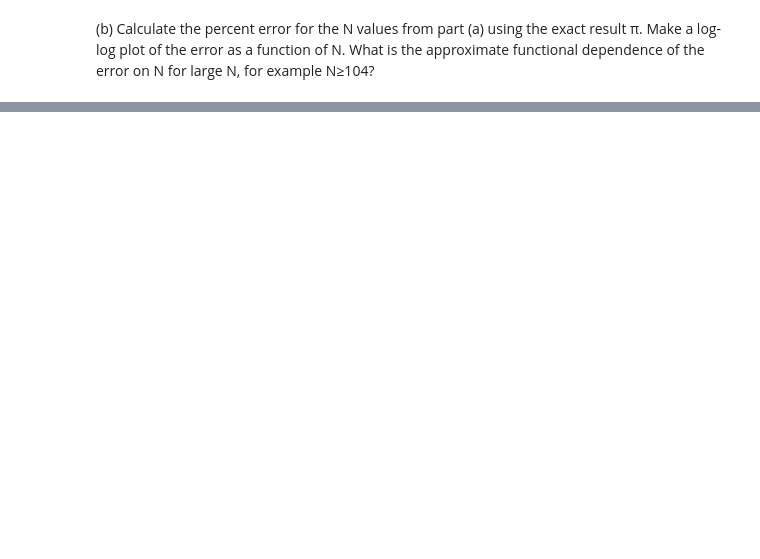
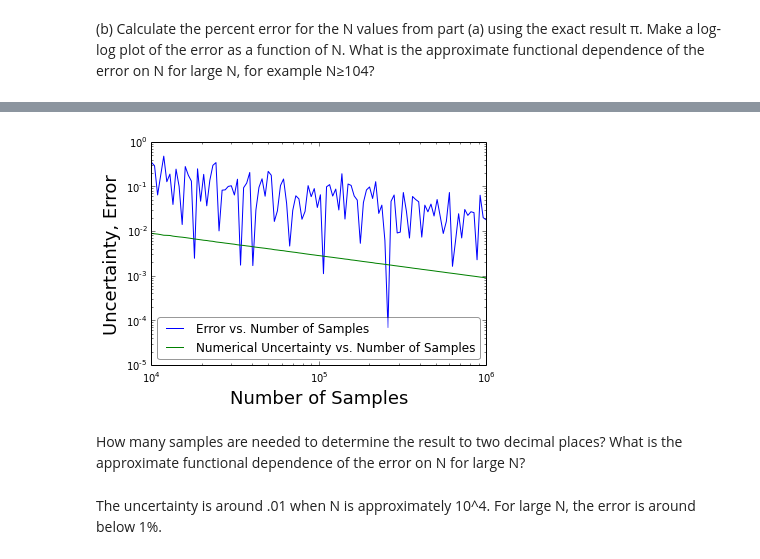
Before and after one commit to dclove202/PHYS202-S14, a Jupyter notebook: SciPy/MCIntegrationExercises.ipynb, the cells around one changed output, grey strips where cells are left out. Saved outputs shown, nothing was run; the diff lists cells and outputs as text; code cells hidden in the pictures; blank space fills up the shorter version.

```diff
--- a/SciPy/MCIntegrationExercises.ipynb
+++ b/SciPy/MCIntegrationExercises.ipynb
@@ -130,0 +173,24 @@ print type(a)
+# %%
+unc=[]
+err=[]
+en=[]
+j = np.logspace(4,6,110)
+for i in j:
+    samplemean(i)
+U=np.array(unc)
+ER = np.array(err)
+N = np.array(en)
+# %%
+plt.loglog(N,ER, label='Error vs. Number of Samples')
+plt.loglog(N,U, label='Numerical Uncertainty vs. Number of Samples')
+plt.ylabel('Uncertainty, Error',fontsize=18)
+plt.xlabel('Number of Samples',fontsize=18)
+plt.legend(fancybox=True, loc='best', framealpha=.4)
+plt.show()
+# %% [output]
+[figure, added]
+# %% [markdown]
+How many samples are needed to determine the result to two decimal places? What is the approximate functional dependence of the error on N for large N?
+# %% [markdown]
+The uncertainty is around .01 when N is approximately 10^4.
+For large N, the error is around below 1%.
```
Also changed, not shown: parts of 11 cells of this notebook, 4 other files.
